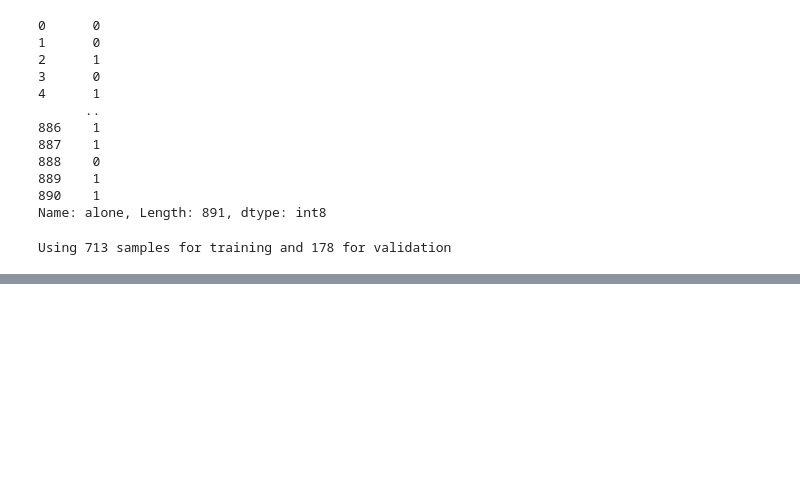
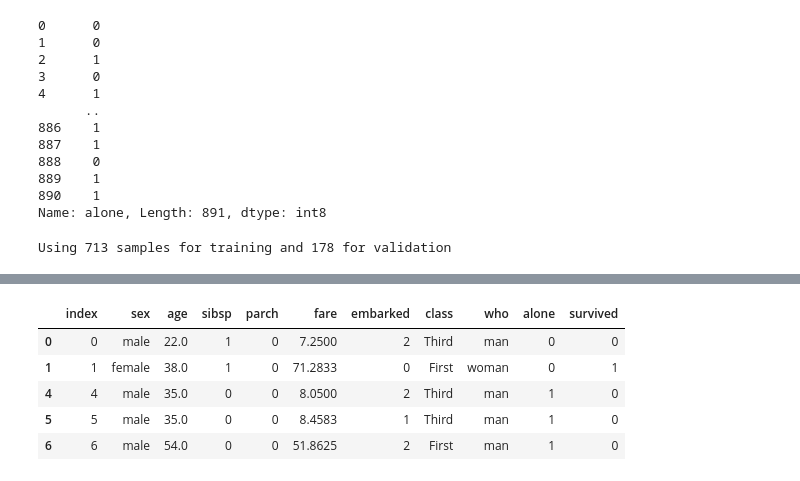
Before and after one commit to SahithiDuppati/Machine_Learning_With_Python, a Jupyter notebook: Machine_Learning_with_Python.ipynb, the cells around one changed output, grey strips where cells are left out. Saved outputs shown, nothing was run; the diff lists cells and outputs as text; code cells hidden in the pictures; blank space fills up the shorter version.

```diff
--- a/Machine_Learning_with_Python.ipynb
+++ b/Machine_Learning_with_Python.ipynb
@@ -528,0 +582,9 @@ train_ds.take(1)
+# %%
+train_dataframe.head()
+# %% [output]
+|  | index | sex | age | sibsp | parch | fare | embarked | class | who | alone | survived |
+| 0 | 0 | male | 22.0 | 1 | 0 | 7.2500 | 2 | Third | man | 0 | 0 |
+| 1 | 1 | female | 38.0 | 1 | 0 | 71.2833 | 0 | First | woman | 0 | 1 |
+| 4 | 4 | male | 35.0 | 0 | 0 | 8.0500 | 2 | Third | man | 1 | 0 |
+| 5 | 5 | male | 35.0 | 0 | 0 | 8.4583 | 1 | Third | man | 1 | 0 |
+| 6 | 6 | male | 54.0 | 0 | 0 | 51.8625 | 2 | First | man | 1 | 0 |
```
Also changed, not shown: parts of 12 cells of this notebook.
